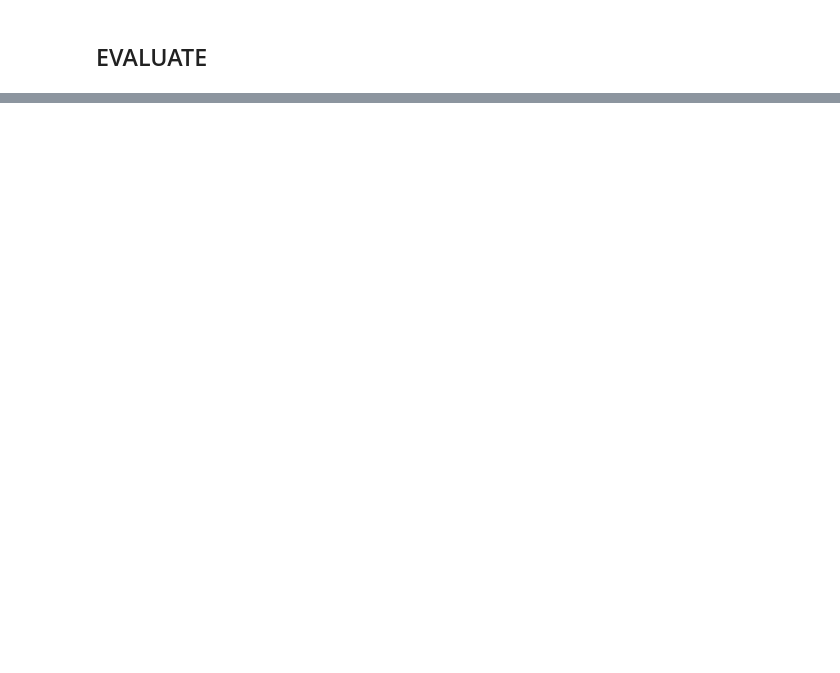
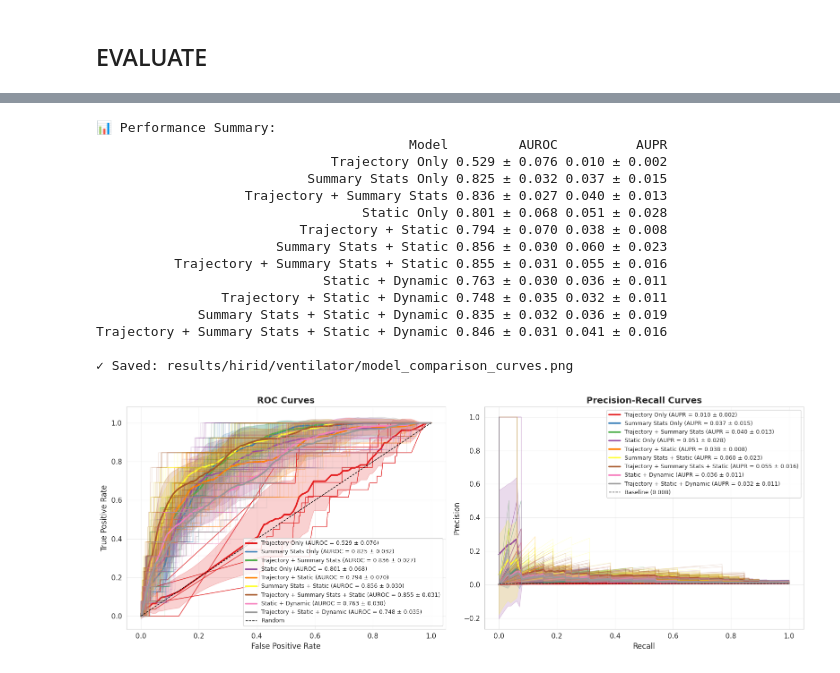
Before and after one commit to tw2067/trajectory-modeling, a Jupyter notebook: scripts/notebooks/HiRiD_Ventilator_traj_probs.ipynb, the cells around one changed output, grey strips where cells are left out. Saved outputs shown, nothing was run; the diff lists cells and outputs as text; code cells hidden in the pictures; blank space fills up the shorter version.

```diff
--- a/scripts/notebooks/HiRiD_Ventilator_traj_probs.ipynb
+++ b/scripts/notebooks/HiRiD_Ventilator_traj_probs.ipynb
@@ -464,7 +703,7 @@ plot_trajectory_distribution(trajectory_probs)
 ## BIOMARKER SUMMARY STATISTICS
 # %%
 LOOKBACK_DAYS = 3  # Match trajectory window for Ventilator (3 days)
-pf_summary_3d = biomarker_summary_stats(pf_ts, 'lab_value', lookback_days=LOOKBACK_DAYS)
+pf_summary_3d = biomarker_summary_stats(pf_ts, 'pf_ratio', lookback_days=LOOKBACK_DAYS)
 print(f"\n✓ Calculated P/F ratio summary stats over last {LOOKBACK_DAYS} days")
 print(f"   Shape: {pf_summary_3d.shape}")
 print(f"   Example stats:\n{pf_summary_3d.head()}")
@@ -558,7 +824,7 @@ for patientid, grp in patient_final.groupby('patientid'):
             spo2_stable = (spo2_window['value'] >= 90).mean() > 0.8 if len(spo2_window) > 0 else True
             rr_stable = (rr_window['value'] < 30).mean() > 0.8 if len(rr_window) > 0 else True
 
-            target_weaning = int(pf_sustained and spo2_stable and rr_stable)
+            target_weaning = int(pf_sustained)
         else:
             target_weaning = 0
 
@@ -738,25 +1085,15 @@ if 'sex' in prediction_clean.columns:
 
 # Intelligent imputation strategy
 # Trajectory probabilities: forward fill within patient with limit (recent trajectory state persists)
-traj_cols = ['prob_stable', 'prob_gradual_decline', 'prob_rapid_decline', 'prob_declining']
+traj_cols = ['prob_stable',
+        'prob_gradual_improvement',
+        'prob_rapid_improvement',
+        'prob_improving']
 for col in traj_cols:
     if col in prediction_clean.columns:
         prediction_clean[col] = prediction_clean.groupby('patientid')[col].fillna(method='ffill', limit=2)
         prediction_clean[col] = prediction_clean[col].fillna(0)  # Unknown states → 0
 
-# Summary stats: forward fill with limit
-summary_cols = [col for col in pf_summary_3d.columns if col not in ['patientid', 'time_day']]
-for col in summary_cols:
-    if col in prediction_clean.columns:
-        prediction_clean[col] = prediction_clean.groupby('patientid')[col].fillna(method='ffill', limit=2)
-
-# Vitals/labs: forward fill with longer limit (carry forward recent measurements)
-for col in dynamic_features:
-    if col in prediction_clean.columns:
-        prediction_clean[col] = prediction_clean.groupby('patientid')[col].fillna(method='ffill', limit=3)
-
-# Use shared impute_features for remaining missing values
-prediction_clean = impute_features(prediction_clean, all_feature_cols)
 
 y = prediction_clean['target_successful_weaning']
 groups = prediction_clean['patientid']
@@ -803,26 +1173,43 @@ for feature_set_name, feature_cols in feature_sets.items():
 # %%
 # Performance comparison
 summary_df = pd.DataFrame([
     {
         'Model': name,
-        'ROC-AUC': f"{np.mean(metrics['roc_auc']):.3f} ± {np.std(metrics['roc_auc']):.3f}",
-        'Avg Precision': f"{np.mean(metrics['avg_precision']):.3f} ± {np.std(metrics['avg_precision']):.3f}"
+        'AUROC': f"{np.mean(metrics['roc_auc']):.3f} ± {np.std(metrics['roc_auc']):.3f}",
+        'AUPR': f"{np.mean(metrics['avg_precision']):.3f} ± {np.std(metrics['avg_precision']):.3f}"
     }
     for name, metrics in comparison_results.items()
 ])
 
 print("\n📊 Performance Summary:")
 print(summary_df.to_string(index=False))
 
 # ROC & PR Curves
 fig, (ax1, ax2) = plot_roc_pr_curves(
     comparison_results=comparison_results,
     outcome_df=prediction_clean,
     target_col='target_successful_weaning',
     color_scheme='Set1'
 )
 plt.savefig('../../results/hirid/ventilator/model_comparison_curves.png', dpi=300, bbox_inches='tight')
 print("\n✓ Saved: results/hirid/ventilator/model_comparison_curves.png")
 plt.show()
+# %% [output]
+📊 Performance Summary:
+                                        Model         AUROC          AUPR
+                              Trajectory Only 0.529 ± 0.076 0.010 ± 0.002
+                           Summary Stats Only 0.825 ± 0.032 0.037 ± 0.015
+                   Trajectory + Summary Stats 0.836 ± 0.027 0.040 ± 0.013
+                                  Static Only 0.801 ± 0.068 0.051 ± 0.028
+                          Trajectory + Static 0.794 ± 0.070 0.038 ± 0.008
+                       Summary Stats + Static 0.856 ± 0.030 0.060 ± 0.023
+          Trajectory + Summary Stats + Static 0.855 ± 0.031 0.055 ± 0.016
+                             Static + Dynamic 0.763 ± 0.030 0.036 ± 0.011
+                Trajectory + Static + Dynamic 0.748 ± 0.035 0.032 ± 0.011
+             Summary Stats + Static + Dynamic 0.835 ± 0.032 0.036 ± 0.019
+Trajectory + Summary Stats + Static + Dynamic 0.846 ± 0.031 0.041 ± 0.016
+
+✓ Saved: results/hirid/ventilator/model_comparison_curves.png
+[figure, added]
 # %%
 # Statistical significance testing
```
Also changed, not shown: parts of 28 cells of this notebook, 33 other files.
